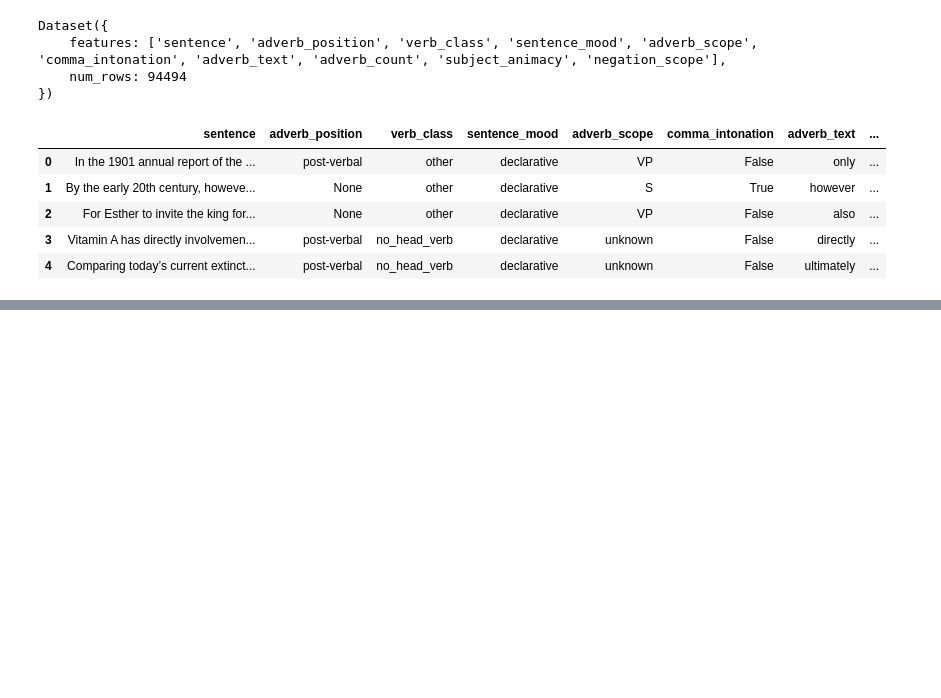
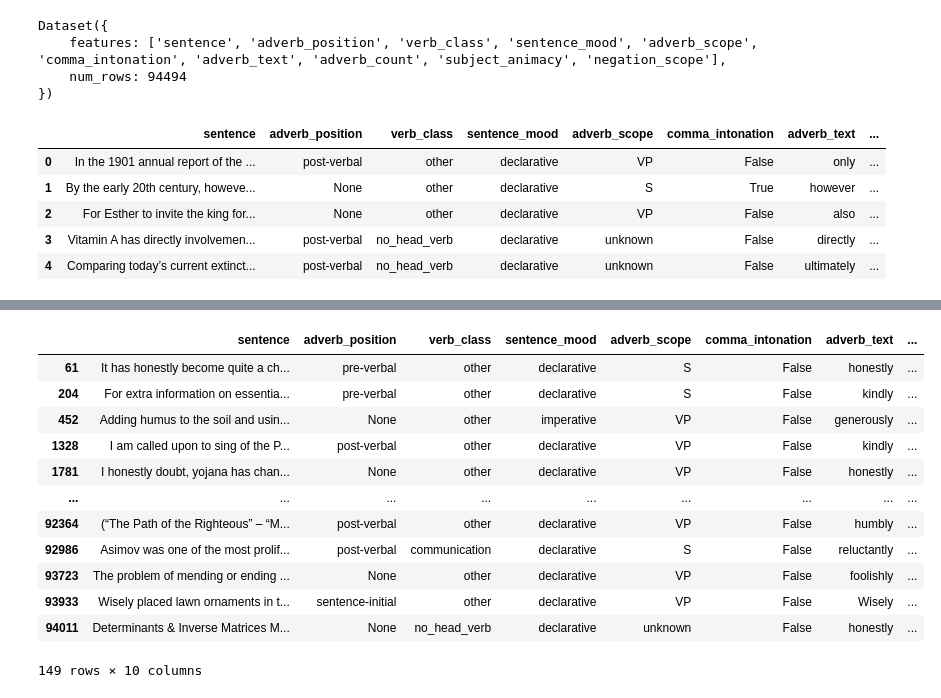
Before and after one commit to jylee1010/Adverb-pragmatic-class, a Jupyter notebook: features_OS.ipynb, the cells around one changed output, grey strips where cells are left out. Drawn from its saved outputs; the diff is of its cells as text; code cells hidden in the pictures; blank space fills up the shorter version.

```diff
--- a/features_OS.ipynb
+++ b/features_OS.ipynb
@@ -405,0 +444,12 @@ pandas_data.head()
+# %%
+interest = ahocorasick.Automaton()
+with open("words_of_interest.txt") as adverbs:
+    for idx, line in enumerate(adverbs.readlines()):
+        line = line.strip()
+        interest.add_word(line, idx)
+
+interest.make_automaton()
+# %%
+words_of_interest = pandas_data[pandas_data.apply(
+    lambda x: x['adverb_count'] == 1 and sum([1 for end_index, val in interest.iter(x["sentence"].lower())]) == 1 and not x['sentence'].lower().startswith("if")
+, axis=1)].drop_duplicates(subset=feature_columns)
@@ -405,0 +458,16 @@ pandas_data.head()
+# %%
+words_of_interest
+# %% [output]
+|  | sentence | adverb_position | verb_class | sentence_mood | adverb_scope | comma_intonation | adverb_text | ... |
+| 61 | It has honestly become quite a ch... | pre-verbal | other | declarative | S | False | honestly | ... |
+| 204 | For extra information on essentia... | pre-verbal | other | declarative | S | False | kindly | ... |
+| 452 | Adding humus to the soil and usin... | None | other | imperative | VP | False | generously | ... |
+| 1328 | I am called upon to sing of the P... | post-verbal | other | declarative | VP | False | kindly | ... |
+| 1781 | I honestly doubt, yojana has chan... | None | other | declarative | VP | False | honestly | ... |
+| ... | ... | ... | ... | ... | ... | ... | ... | ... |
+| 92364 | (“The Path of the Righteous” – “M... | post-verbal | other | declarative | VP | False | humbly | ... |
+| 92986 | Asimov was one of the most prolif... | post-verbal | communication | declarative | S | False | reluctantly | ... |
+| 93723 | The problem of mending or ending ... | None | other | declarative | VP | False | foolishly | ... |
+| 93933 | Wisely placed lawn ornaments in t... | sentence-initial | other | declarative | VP | False | Wisely | ... |
+| 94011 | Determinants & Inverse Matrices M... | None | no_head_verb | declarative | unknown | False | honestly | ... |
+149 rows × 10 columns
```
Also changed, not shown: parts of 14 cells of this notebook.
